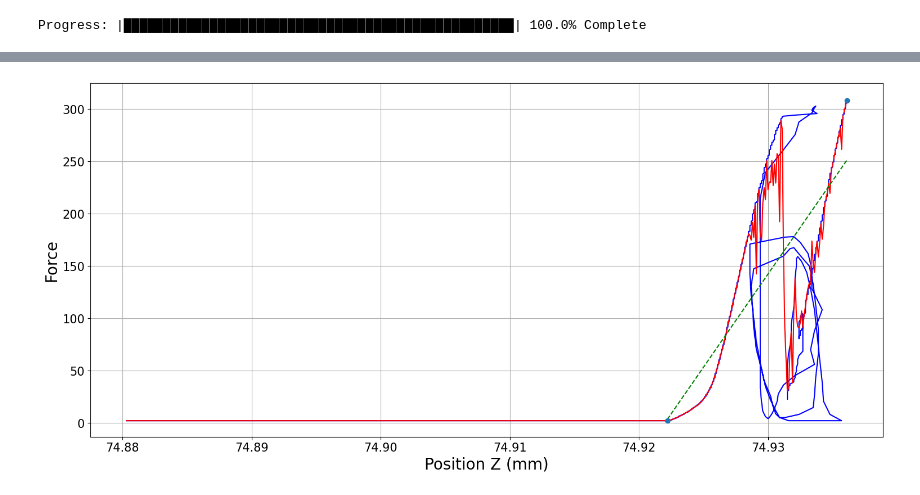
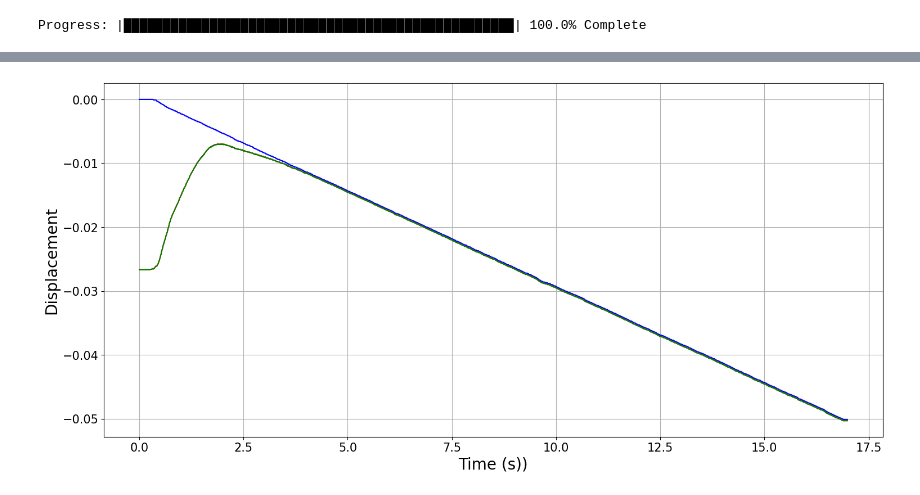
Before and after one commit to RenatoC322/Biomomentum-functions, a Jupyter notebook: functions/testing_notebook.ipynb, the cells around one changed output, grey strips where cells are left out. Saved outputs shown, nothing was run; the diff lists cells and outputs as text; code cells hidden in the pictures.

```diff
--- a/functions/testing_notebook.ipynb
+++ b/functions/testing_notebook.ipynb
@@ -87,0 +87,10 @@ print(len(indices))
+# %%
+idx = 5
+function = f'Find Contact-{idx}'
+Time = mach_1_data[function]["<DATA>"]["Time"]
+posZ = mach_1_data[function]["<DATA>"]["Position (z)"]
+Fz = mach_1_data[function]["<DATA>"]["Fz"]
+units_gf = "Single" in mach_1_data[function]["<INFO>"]["Load Cell Type:"]
+if units_gf:
+    Fz = Fz*0.00980665
+correction = compliance_correction(posZ, Fz, criteria = 0.00980665)
@@ -88,14 +112,37 @@ print(len(indices))
+# %%
+function = f'Move Relative-{idx}'
+Time = mach_1_data[function]["<DATA>"]["Time"]
+posZ = mach_1_data[function]["<DATA>"]["Position (z)"]
+Fz = mach_1_data[function]["<DATA>"]["Fz"]
+if units_gf:
+    Fz = Fz*0.00980665
+posZ -= posZ[0]
+X = np.zeros((len(Fz),2))
+X[:,0] = Fz
+X[:,1] = 1
+#posZ_corr = posZ - np.dot(X,B)
+posZ_corr = posZ - B[0]*Fz
+posZ_corr_1 = posZ - (1/compliance)*Fz
+# %%
+function = f'Move Relative-{idx}'
+Time = mach_1_data[function]["<DATA>"]["Time"]
+posZ = mach_1_data[function]["<DATA>"]["Position (z)"]
+Fz = mach_1_data[function]["<DATA>"]["Fz"]
+if units_gf:
+    Fz = Fz*0.00980665
+posZ_corr = posZ - correction*Fz
 # %%
+%matplotlib inline
+posZ_corr = posZ - (1/compliance)*Fz
 fig, axes = plt.subplots(constrained_layout = True, figsize = (15, 7))
-axes.plot(posZ, Fz, "-b")
-axes.plot(unique_x, unique_y, "-r")
-axes.plot(unique_x[interval[0]:], curvefit, "--g")
-axes.plot(unique_x[interval], unique_y[interval], "o")
-axes.set_ylabel("Force",size=20)
-axes.set_xlabel("Position Z (mm)",size=20)
+axes.plot(Time, posZ, "-b")
+axes.plot(Time, posZ_corr, "-r")
+axes.plot(Time, posZ_corr_1, "-g")
+axes.set_ylabel("Displacement",size=20)
+axes.set_xlabel("Time (s))",size=20)
 axes.tick_params(axis = 'both', which = 'major', labelsize=15)
 axes.grid()
 
 plt.show()
 # %% [output]
-[figure, old version]
+[figure, new version]
```
Also changed, not shown: parts of 6 cells of this notebook, 11 other files.
